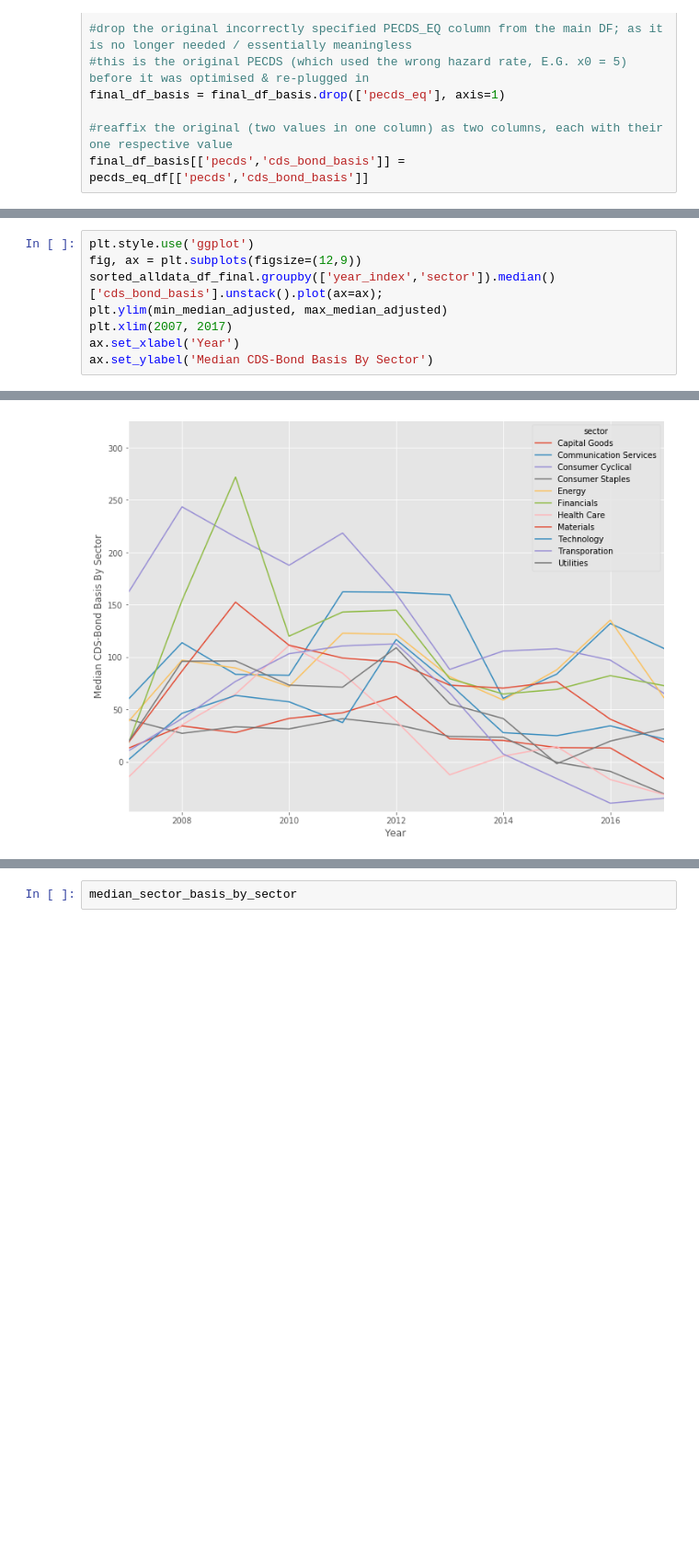
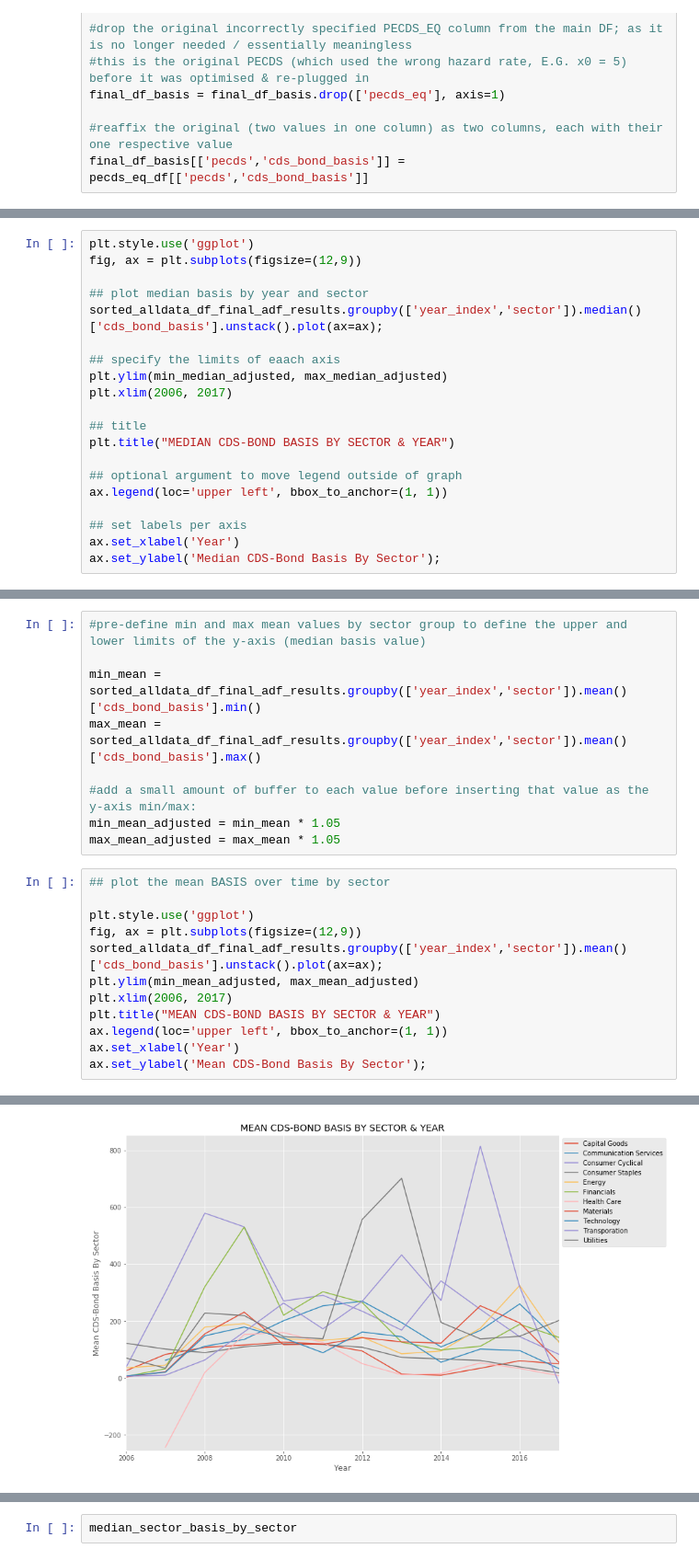
Before and after one commit to Jspano95/Jspano_MScQFin_Thesis, a Jupyter notebook: Jspano_MSc_QuantFin_Public_Github_V1.00.ipynb, the cells around one changed output, grey strips where cells are left out. Shown: that part at 92% size. Cells and saved outputs as stored; diff of their text form; blank space fills up the shorter version.

```diff
--- a/Jspano_MSc_QuantFin_Public_Github_V1.00.ipynb
+++ b/Jspano_MSc_QuantFin_Public_Github_V1.00.ipynb
@@ -1205,0 +1085,20 @@ ValueError: too many values to unpack (expected 1)
+# %%
+plt.style.use('ggplot')
+fig, ax = plt.subplots(figsize=(12,9))
+
+## plot median basis by year and sector
+sorted_alldata_df_final_adf_results.groupby(['year_index','sector']).median()['cds_bond_basis'].unstack().plot(ax=ax);
+
+## specify the limits of eaach axis
+plt.ylim(min_median_adjusted, max_median_adjusted)
+plt.xlim(2006, 2017)
+
+## title
+plt.title("MEDIAN CDS-BOND BASIS BY SECTOR & YEAR")
+
+## optional argument to move legend outside of graph
+ax.legend(loc='upper left', bbox_to_anchor=(1, 1))
+
+## set labels per axis
+ax.set_xlabel('Year')
+ax.set_ylabel('Median CDS-Bond Basis By Sector');
@@ -1206,9 +1110,22 @@ ValueError: too many values to unpack (expected 1)
+# %%
+#pre-define min and max mean values by sector group to define the upper and lower limits of the y-axis (median basis value)
+
+min_mean = sorted_alldata_df_final_adf_results.groupby(['year_index','sector']).mean()['cds_bond_basis'].min()
+max_mean = sorted_alldata_df_final_adf_results.groupby(['year_index','sector']).mean()['cds_bond_basis'].max()
+
+#add a small amount of buffer to each value before inserting that value as the y-axis min/max:
+min_mean_adjusted = min_mean * 1.05
+max_mean_adjusted = max_mean * 1.05
 # %%
+## plot the mean BASIS over time by sector
+
 plt.style.use('ggplot')
 fig, ax = plt.subplots(figsize=(12,9))
-sorted_alldata_df_final.groupby(['year_index','sector']).median()['cds_bond_basis'].unstack().plot(ax=ax);
-plt.ylim(min_median_adjusted, max_median_adjusted)
-plt.xlim(2007, 2017)
+sorted_alldata_df_final_adf_results.groupby(['year_index','sector']).mean()['cds_bond_basis'].unstack().plot(ax=ax);
+plt.ylim(min_mean_adjusted, max_mean_adjusted)
+plt.xlim(2006, 2017)
+plt.title("MEAN CDS-BOND BASIS BY SECTOR & YEAR")
+ax.legend(loc='upper left', bbox_to_anchor=(1, 1))
 ax.set_xlabel('Year')
-ax.set_ylabel('Median CDS-Bond Basis By Sector')
+ax.set_ylabel('Mean CDS-Bond Basis By Sector');
 # %% [output]
@@ -1216 +1132 @@ Text(0, 0.5, 'Median CDS-Bond Basis By Sector')
-[figure, old version]
+[figure, new version]
```
Also changed, not shown: parts of 513 cells of this notebook.
